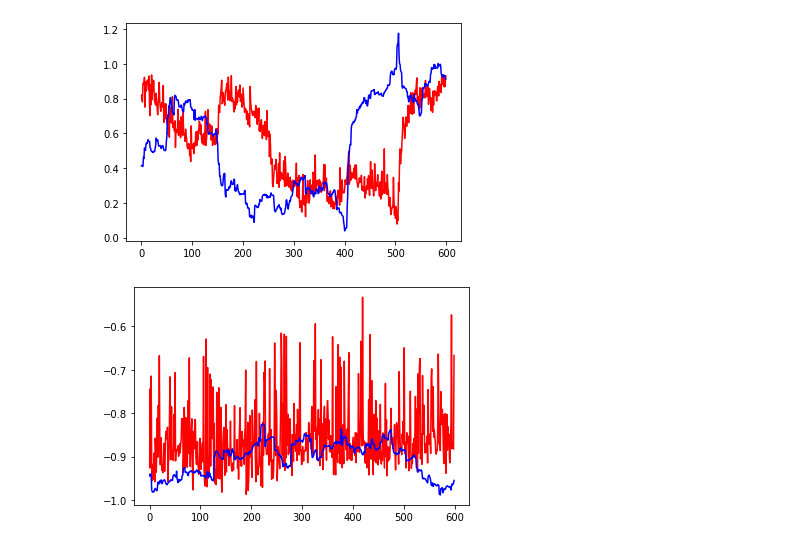
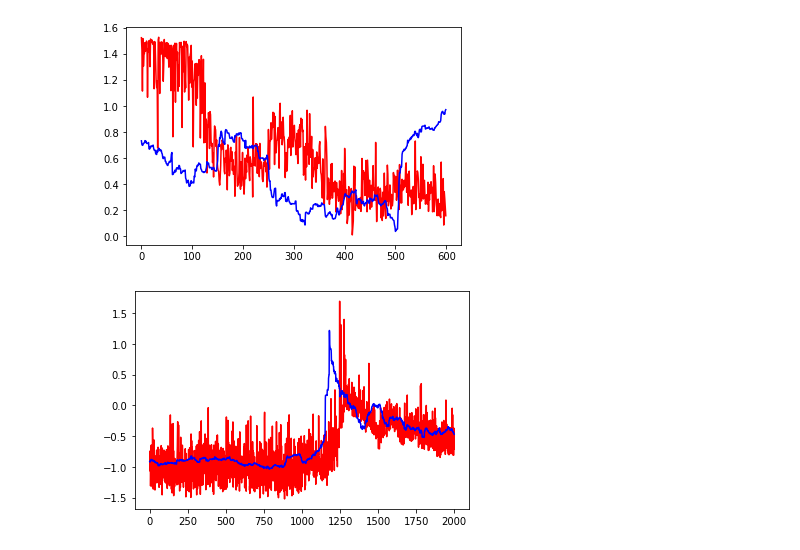
Before and after one commit to sashavoit-zz/volatility-trader, a Jupyter notebook: net.ipynb, the cells around one changed output. Cells and saved outputs as stored; diff of their text form; code cells hidden in the pictures.

Commit message:
Fixed a bug in plot results function

```diff
--- a/net.ipynb
+++ b/net.ipynb
@@ -123,9 +122,6 @@ class TCN(nn.Module):
 #         return self.linear(o[:,:,-1])
 
 
-
-
-
 # Model that uses TCN
 
 class VolForecast(nn.Module):
@@ -135,12 +131,21 @@ class VolForecast(nn.Module):
         self.input_size = input_size
         self.horizon = horizon
 
-        self.tcn = TCN(input_size=input_size, output_size=1, num_channels=8*[25], kernel_size=7, dropout=0.1)
+        self.tcn = TCN(input_size=input_size, output_size=25, num_channels=6*[25], kernel_size=7, dropout=0.1)
+        self.l1 = nn.Linear(25, 25)
+        self.drp1 = nn.Dropout(p=0.1)
+        self.l2 = nn.Linear(25, 25)
+        self.drp2 = nn.Dropout(p=0.1)
+        self.l3 = nn.Linear(25, 1)
 
     def forward(self, x):
-        return self.tcn(x)
-
-
+        tcn_o = F.relu(self.tcn(x))
+        l1_o = F.relu(self.l1(tcn_o))
+        drp1_o = self.drp1(l1_o)
+        l2_o = F.relu(self.l2(drp1_o))
+        drp2_o = self.drp2(l2_o)
+        l3_o = self.l3(drp2_o)
+        return l3_o
 
 
 # Model that predicts output accross multiple horizons simultaneously
@@ -262,7 +267,7 @@ def train(model, opts, train_x, train_y, val_x, val_y):
 def plot_model_performance_single_horizon(model, x, y, num_samples, horizon):
   assert num_samples < len(x), f"Too many samples: {num_samples}. Input size is only {len(x)}"
   pred = model(x[:num_samples])
-  reality = y[horizon:num_samples+horizon]
+  reality = y[:num_samples]
 
   plt.plot(pred.detach().numpy(), 'r')
   plt.plot(reality.detach().numpy(), 'b')
@@ -277,8 +282,8 @@ def plot_model_performance_single_horizon(model, x, y, num_samples, horizon):
 # %%
 ## Setting some params
 model=None
-seq_len=300
-horizon=50
+seq_len=200
+horizon=100
 
 input_fields = ['PRICE', 'SIZE', 'vol']
 output_fields = ['vol']
@@ -334,13 +339,13 @@ if not model:
 
 plot_model_performance_single_horizon(model, train_x, train_y, num_samples=600, horizon=horizon)
 # %% [output]
-[figure, old version]
+[figure, new version]
 # %%
 # MODEL'S PERFORMANCE - VALIDATION PART
 if not model:
   model=VolForecast(input_size=len(input_fields), seq_len=seq_len, horizon=horizon)
   model.load_state_dict(torch.load('./model'))
 
-plot_model_performance_single_horizon(model, val_x, val_y, num_samples=600, horizon=horizon)
+plot_model_performance_single_horizon(model, val_x, val_y, num_samples=2000, horizon=horizon)
 # %% [output]
-[figure, old version]
+[figure, new version]
```
Also changed, not shown: parts of 4 cells of this notebook.
